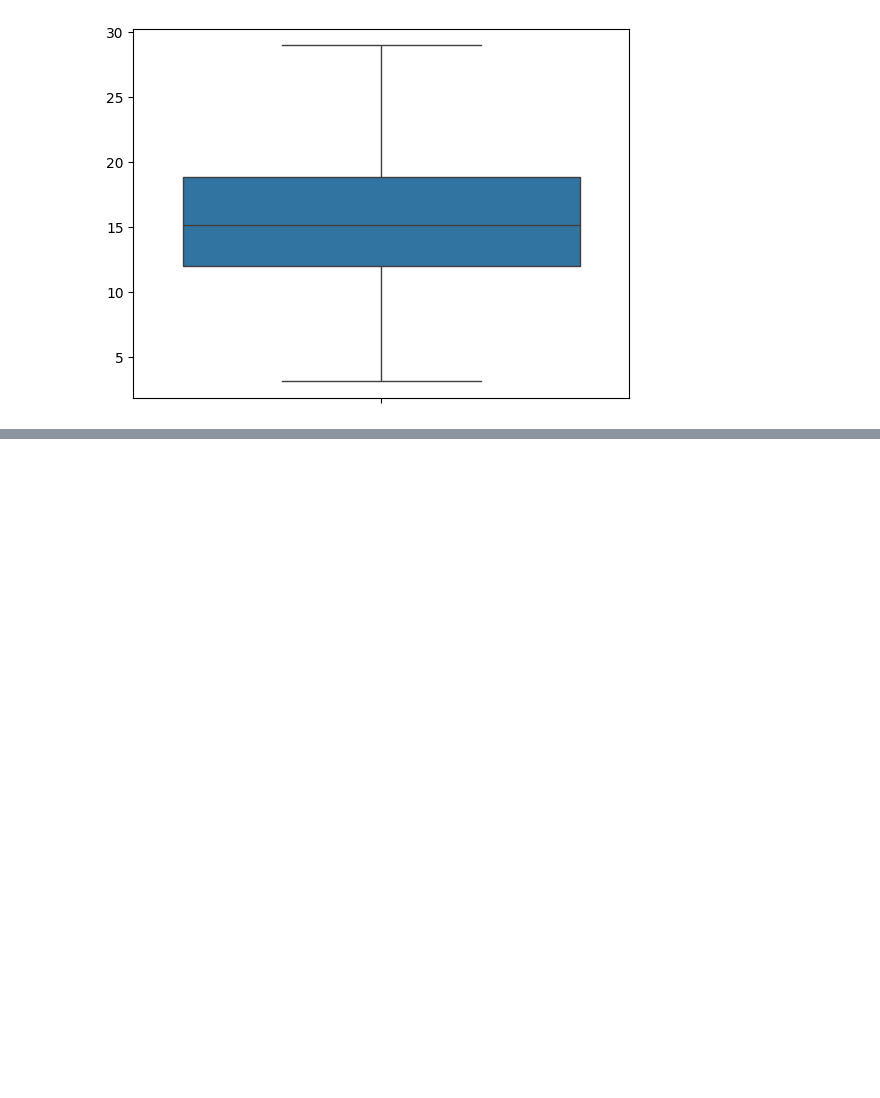
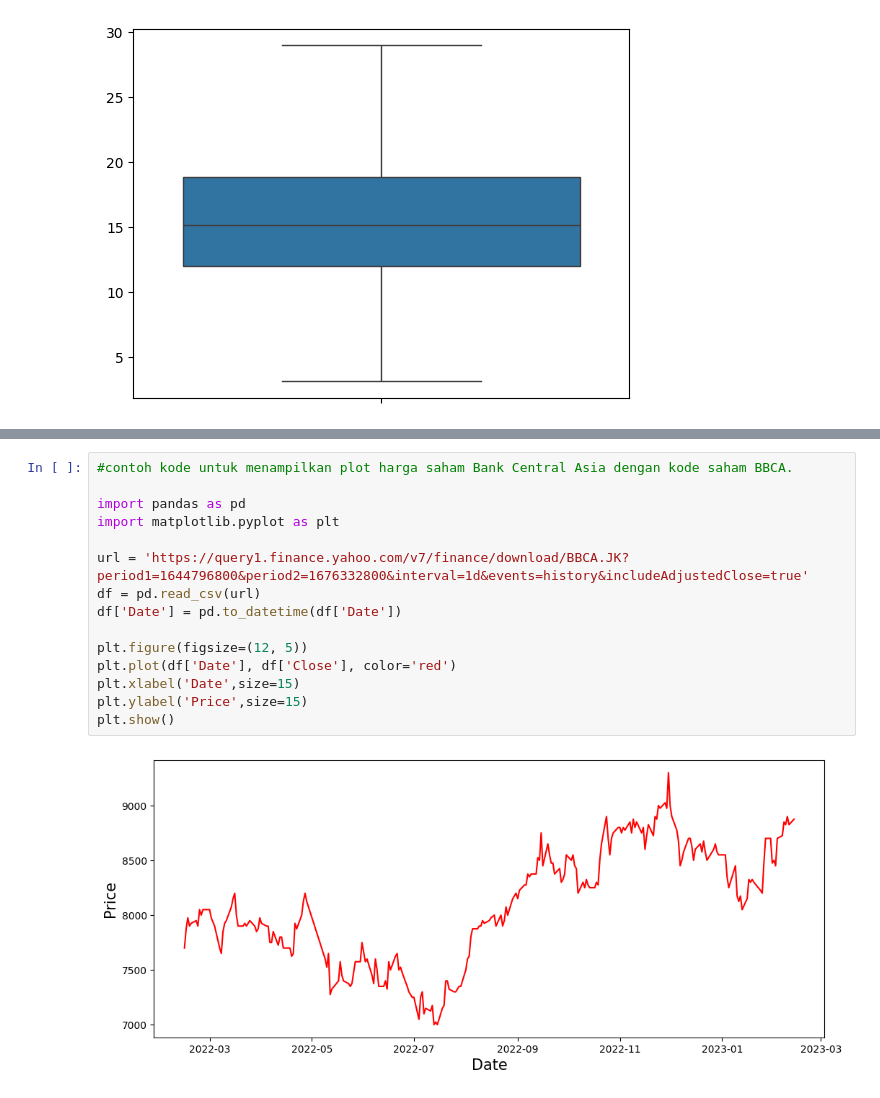
Before and after one commit to zhavei/proyek_analisis_data, a Jupyter notebook: data_visualization.ipynb, the cells around one changed output, grey strips where cells are left out. Drawn from its saved outputs; the diff is of its cells as text; blank space fills up the shorter version.

```diff
--- a/data_visualization.ipynb
+++ b/data_visualization.ipynb
@@ -96,0 +145,17 @@ plt.show()
+# %%
+#contoh kode untuk menampilkan plot harga saham Bank Central Asia dengan kode saham BBCA.
+
+import pandas as pd
+import matplotlib.pyplot as plt
+
+url = 'https://query1.finance.yahoo.com/v7/finance/download/BBCA.JK?period1=1644796800&period2=1676332800&interval=1d&events=history&includeAdjustedClose=true'
+df = pd.read_csv(url)
+df['Date'] = pd.to_datetime(df['Date'])
+
+plt.figure(figsize=(12, 5))
+plt.plot(df['Date'], df['Close'], color='red')
+plt.xlabel('Date',size=15)
+plt.ylabel('Price',size=15)
+plt.show()
+# %% [output]
+[figure, added]
```
Also changed, not shown: parts of 10 cells of this notebook.
